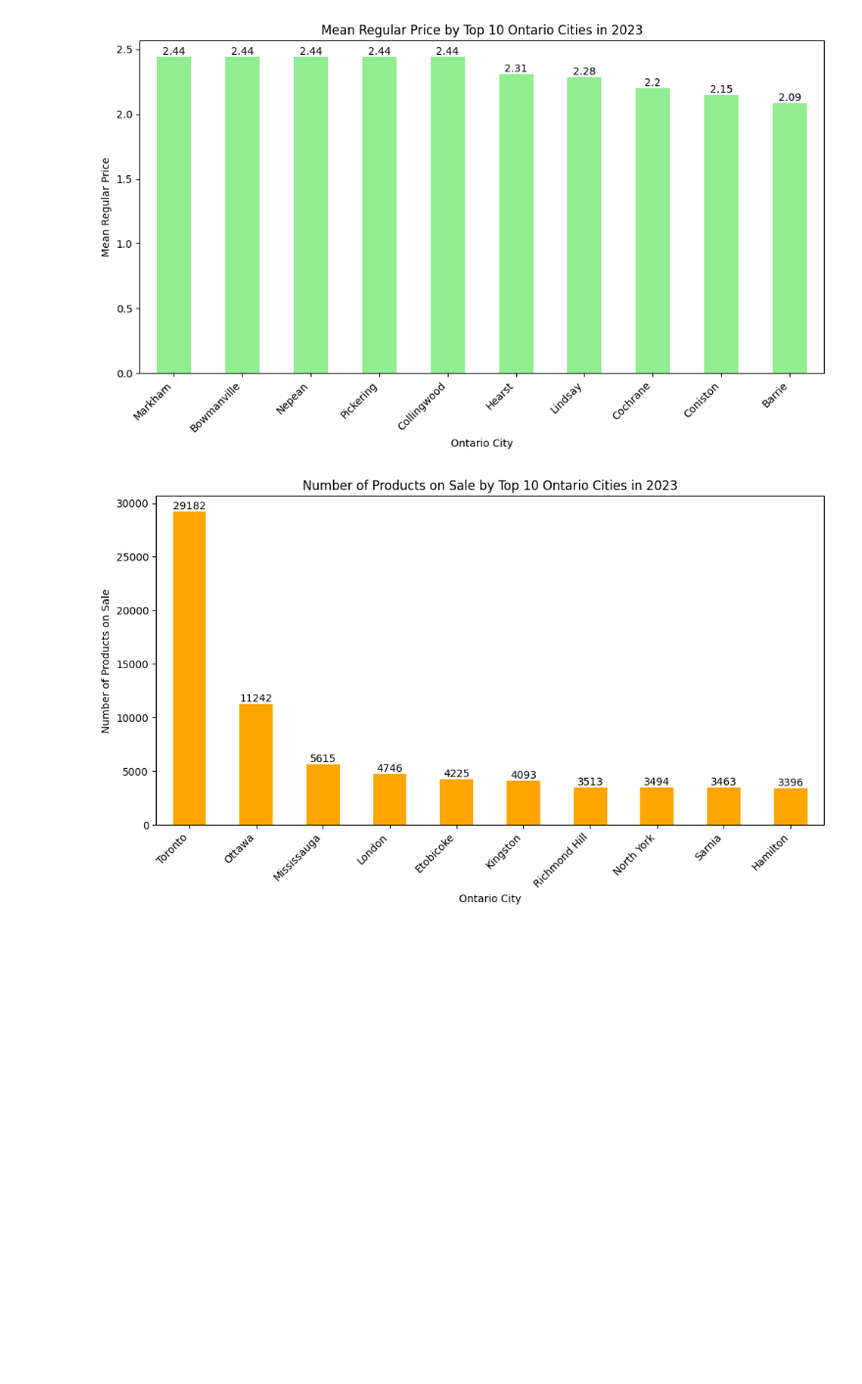
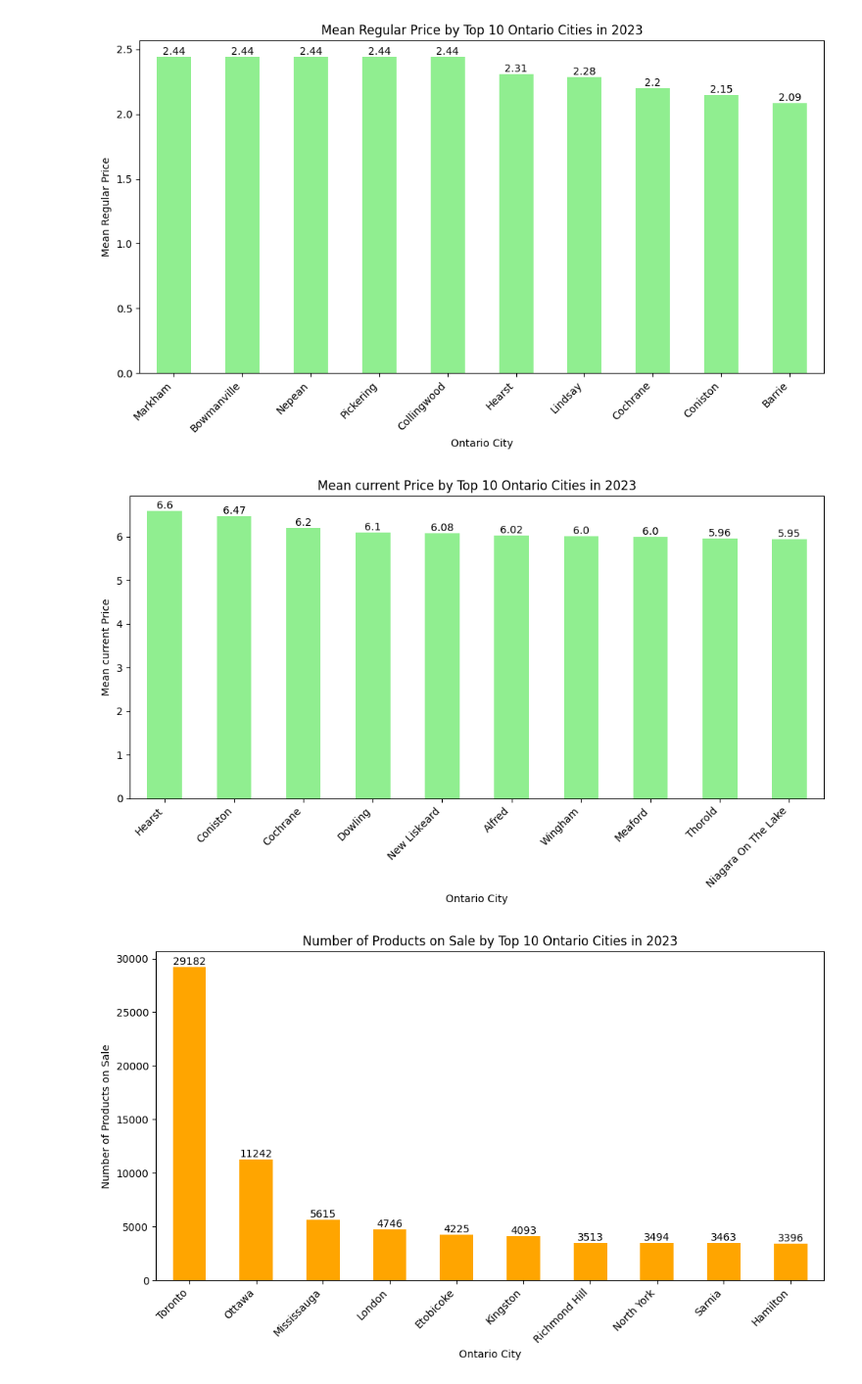
Before and after one commit to leningschulich/schulich_data_science, a Jupyter notebook: acp/Dynamic_Pricing_EDA (1).ipynb, the cells around one changed output. Shown at 98% size. Cells and saved outputs as stored; diff of their text form; code cells hidden in the pictures; blank space fills up the shorter version.

```diff
--- a/acp/Dynamic_Pricing_EDA (1).ipynb
+++ b/acp/Dynamic_Pricing_EDA (1).ipynb
@@ -1154,6 +1154,27 @@ plt.tight_layout()
 plt.show()
 # %% [output]
 [figure]
+# %%
+
+# Group by city and calculate the mean current price for the year 2023
+city_mean_current_price_2023 = ontario_retailers_2023.groupby('city')['current_price'].mean().sort_values(ascending=False)
+
+# Select only the top 10 cities with the highest mean regular prices for the year 2023
+top_10_cities_2023 = city_mean_current_price_2023.head(10)
+
+# Plot bar chart with numeric values on bars for the year 2023
+plt.figure(figsize=(10, 6))
+top_10_cities_2023.plot(kind='bar', color='lightgreen')
+plt.title('Mean current Price by Top 10 Ontario Cities in 2023')
+plt.xlabel('Ontario City')
+plt.ylabel('Mean current Price')
+plt.xticks(rotation=45, ha='right')
+for i, v in enumerate(top_10_cities_2023):
+    plt.text(i, v, str(round(v, 2)), ha='center', va='bottom')
+plt.tight_layout()
+plt.show()
+# %% [output]
+[figure, added]
 # %%
 # Filter data for the year 2023
 ontario_retailers_2023 = ontario_retailers[ontario_retailers['Year'] == 2023]
```
